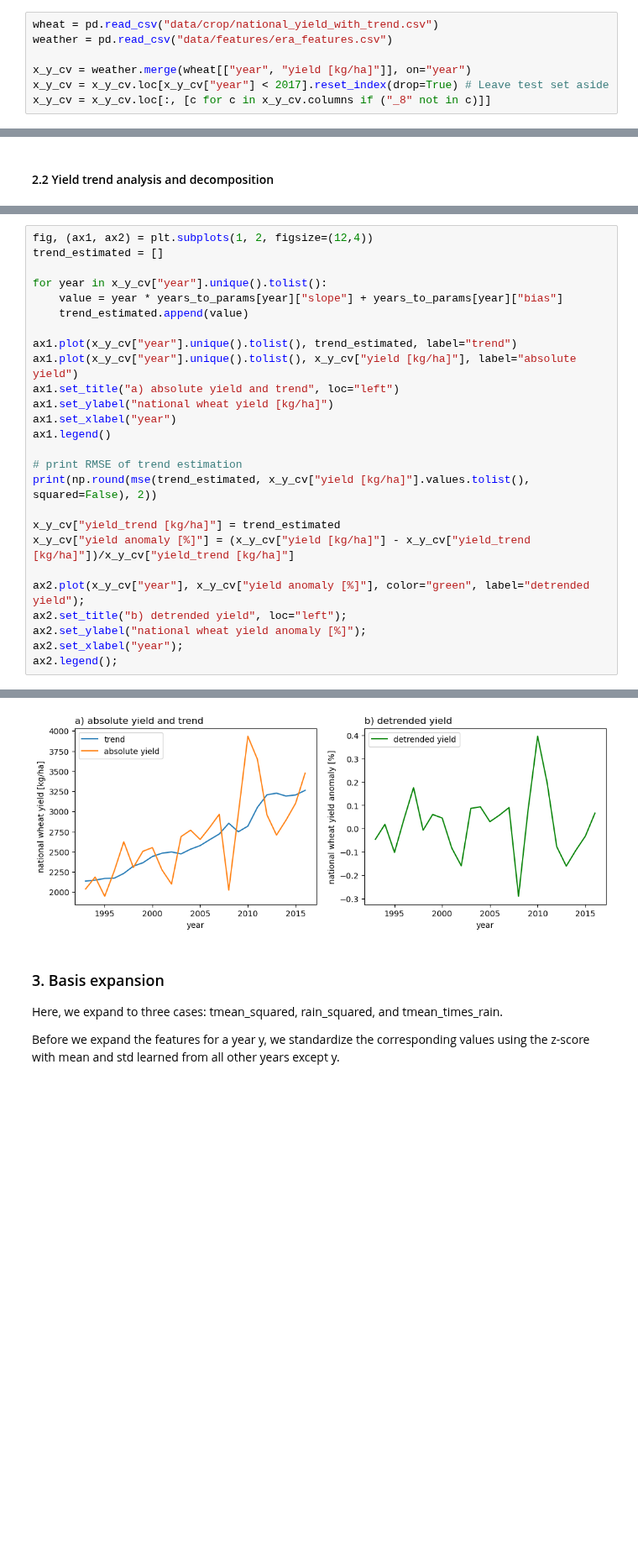
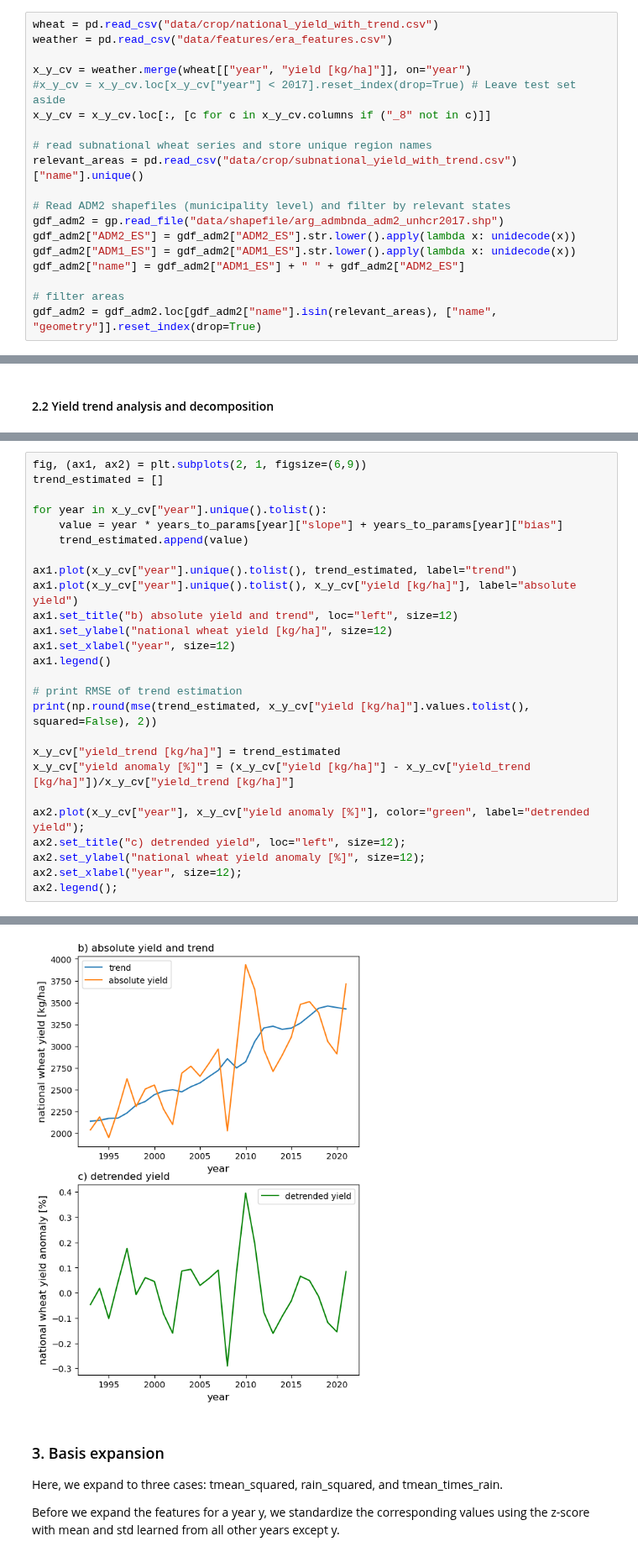
Before and after one commit to mzachow/wheat-yield-forecast-argentina, a Jupyter notebook: 3_train_model.ipynb, the cells around one changed output, grey strips where cells are left out. Shown at 84% size. Cells and saved outputs as stored; diff of their text form; blank space fills up the shorter version.

```diff
--- a/3_train_model.ipynb
+++ b/3_train_model.ipynb
@@ -30,8 +32,20 @@ wheat = pd.read_csv("data/crop/national_yield_with_trend.csv")
 weather = pd.read_csv("data/features/era_features.csv")
 
 x_y_cv = weather.merge(wheat[["year", "yield [kg/ha]"]], on="year")
-x_y_cv = x_y_cv.loc[x_y_cv["year"] < 2017].reset_index(drop=True) # Leave test set aside
+#x_y_cv = x_y_cv.loc[x_y_cv["year"] < 2017].reset_index(drop=True) # Leave test set aside
 x_y_cv = x_y_cv.loc[:, [c for c in x_y_cv.columns if ("_8" not in c)]]
+
+# read subnational wheat series and store unique region names
+relevant_areas = pd.read_csv("data/crop/subnational_yield_with_trend.csv")["name"].unique()
+
+# Read ADM2 shapefiles (municipality level) and filter by relevant states
+gdf_adm2 = gp.read_file("data/shapefile/arg_admbnda_adm2_unhcr2017.shp")
+gdf_adm2["ADM2_ES"] = gdf_adm2["ADM2_ES"].str.lower().apply(lambda x: unidecode(x))
+gdf_adm2["ADM1_ES"] = gdf_adm2["ADM1_ES"].str.lower().apply(lambda x: unidecode(x))
+gdf_adm2["name"] = gdf_adm2["ADM1_ES"] + " " + gdf_adm2["ADM2_ES"]
+
+# filter areas
+gdf_adm2 = gdf_adm2.loc[gdf_adm2["name"].isin(relevant_areas), ["name", "geometry"]].reset_index(drop=True)
 # %% [markdown]
 ### 2. Detrend national wheat yield
 .. using all previous years to estimate the slope (data since 69 is available)
@@ -56,5 +79,5 @@ years_to_params[2010]
 # %%
-fig, (ax1, ax2) = plt.subplots(1, 2, figsize=(12,4))
+fig, (ax1, ax2) = plt.subplots(2, 1, figsize=(6,9))
 trend_estimated = []
 
 for year in x_y_cv["year"].unique().tolist():
@@ -63,9 +86,9 @@ for year in x_y_cv["year"].unique().tolist():
 
 ax1.plot(x_y_cv["year"].unique().tolist(), trend_estimated, label="trend")
 ax1.plot(x_y_cv["year"].unique().tolist(), x_y_cv["yield [kg/ha]"], label="absolute yield")
-ax1.set_title("a) absolute yield and trend", loc="left")
-ax1.set_ylabel("national wheat yield [kg/ha]")
-ax1.set_xlabel("year")
+ax1.set_title("b) absolute yield and trend", loc="left", size=12)
+ax1.set_ylabel("national wheat yield [kg/ha]", size=12)
+ax1.set_xlabel("year", size=12)
 ax1.legend()
 
 # print RMSE of trend estimation
@@ -75,8 +98,8 @@ x_y_cv["yield_trend [kg/ha]"] = trend_estimated
 x_y_cv["yield anomaly [%]"] = (x_y_cv["yield [kg/ha]"] - x_y_cv["yield_trend [kg/ha]"])/x_y_cv["yield_trend [kg/ha]"]
 
 ax2.plot(x_y_cv["year"], x_y_cv["yield anomaly [%]"], color="green", label="detrended yield");
-ax2.set_title("b) detrended yield", loc="left");
-ax2.set_ylabel("national wheat yield anomaly [%]");
-ax2.set_xlabel("year");
+ax2.set_title("c) detrended yield", loc="left", size=12);
+ax2.set_ylabel("national wheat yield anomaly [%]", size=12);
+ax2.set_xlabel("year", size=12);
 ax2.legend();
 # %% [output]
@@ -84,4 +107,4 @@ ax2.legend();
-[figure, old version]
+[figure, new version]
 # %% [markdown]
 ### 3. Basis expansion
 
```
Also changed, not shown: parts of 6 cells of this notebook, 5 other files.
